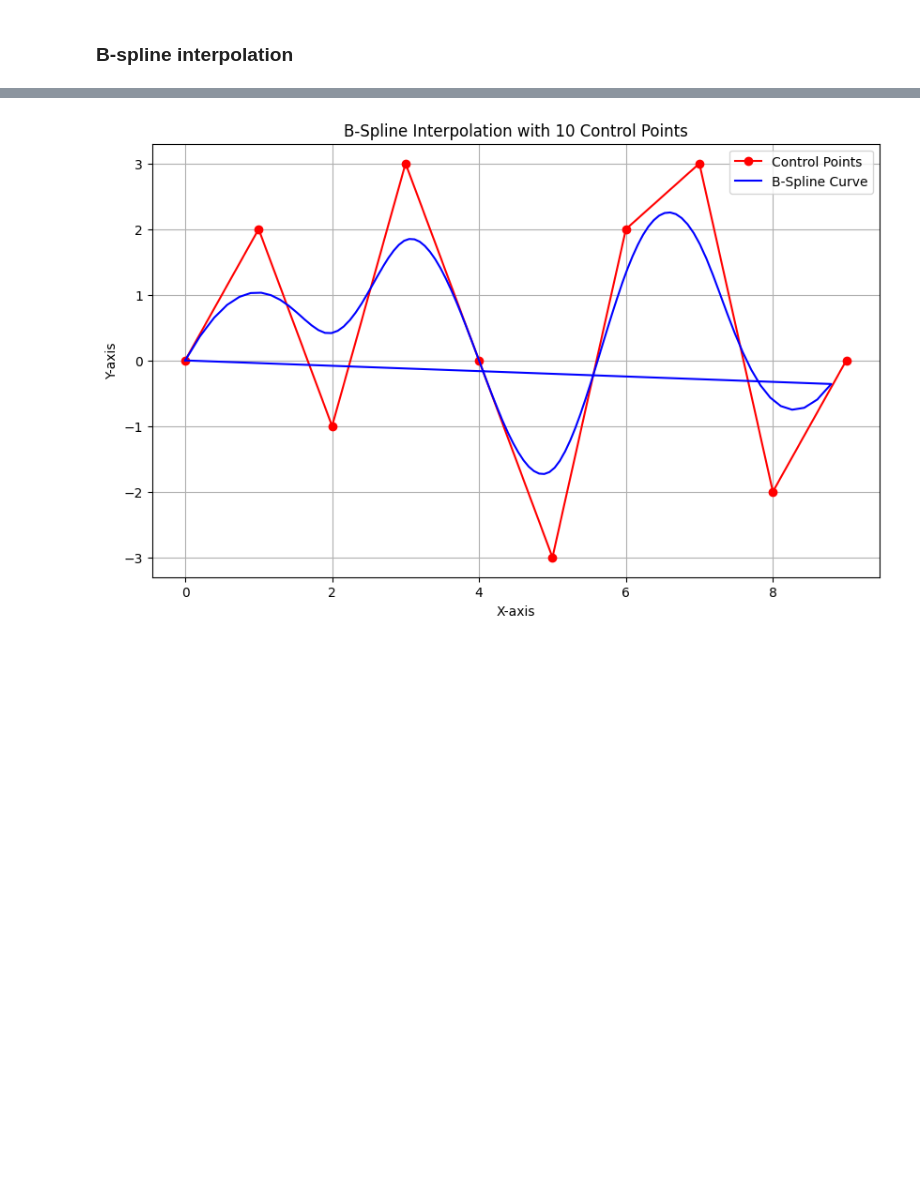
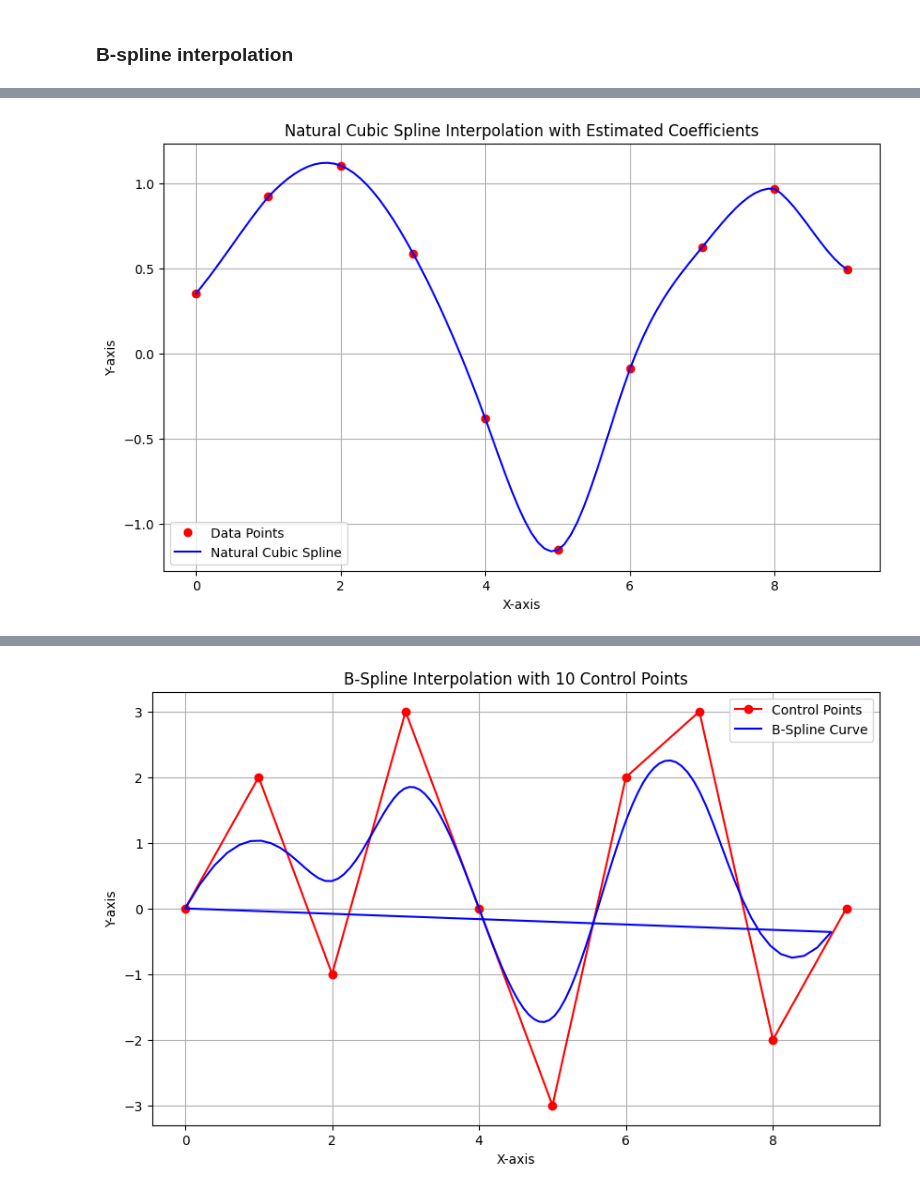
Before and after one commit to pranavkantgaur/training_materials, a Jupyter notebook: curves_surfaces_monolithic.ipynb, the cells around one changed output, grey strips where cells are left out. Cells and saved outputs as stored; diff of their text form; code cells hidden in the pictures; blank space fills up the shorter version.

```diff
--- a/curves_surfaces_monolithic.ipynb
+++ b/curves_surfaces_monolithic.ipynb
@@ -752,3 +796,77 @@ plt.show()
+# %%
+import numpy as np
+import matplotlib.pyplot as plt
+from scipy.linalg import solve_banded
+
+def natural_cubic_spline(x, y):
+    n = len(x)
+    h = np.diff(x)  # Differences between x values
+
+    # Set up the coefficients for the tridiagonal matrix
+    lower_diag = np.zeros(n - 1)  # sub-diagonal (lower)
+    main_diag = np.zeros(n)        # main diagonal
+    upper_diag = np.zeros(n - 1)  # super-diagonal (upper)
+
+    # Populate the tridiagonal matrix
+    main_diag[0] = 1  # Natural spline boundary condition
+    for i in range(1, n - 1):
+        lower_diag[i - 1] = h[i - 1]
+        main_diag[i] = 2 * (h[i - 1] + h[i])
+        upper_diag[i] = h[i]
+
+    main_diag[n - 1] = 1  # Natural spline boundary condition
+
+    # Set up the right-hand side vector
+    rhs = np.zeros(n)
+    rhs[1:n-1] = [(3 / h[i]) * (y[i + 1] - y[i]) - (3 / h[i - 1]) * (y[i] - y[i - 1]) for i in range(1, n - 1)]
+
+    # Solve the tridiagonal system using scipy's solve_banded
+    ab = np.zeros((3, n))  # Create a banded matrix
+    ab[0, 1:n] = lower_diag   # Lower diagonal
+    ab[1, :] = main_diag      # Main diagonal
+    ab[2, :-1] = upper_diag    # Upper diagonal
+
+    c = solve_banded((1, 1), ab, rhs)  # Solve for c coefficients
+
+    b = np.zeros(n - 1)
+    d = np.zeros(n - 1)
+
+    # Calculate b and d coefficients
+    for i in range(n - 1):
+        b[i] = (y[i + 1] - y[i]) / h[i] - h[i] * (c[i + 1] + 2 * c[i]) / 3
+        d[i] = (c[i + 1] - c[i]) / (3 * h[i])
+
+    return b, c[:-1], d, y[:-1]
+
+# Generating sample input data with noise
+np.random.seed(0)  # For reproducibility
+x_points = np.linspace(0, 9, 10)          # x values from 0 to 9
+y_points = np.sin(x_points) + np.random.normal(0, 0.2, size=x_points.shape) # y values with some noise
+
+# Compute cubic spline coefficients
+b, c, d, y_vals = natural_cubic_spline(x_points, y_points)
+
+# Plotting the spline
+x_new = np.linspace(0, 9, 100)
+y_new = np.zeros_like(x_new)
+
+for i in range(len(x_points) - 1):
+    idx = np.where((x_new >= x_points[i]) & (x_new <= x_points[i + 1]))[0]
+    y_new[idx] = y_vals[i] + b[i]*(x_new[idx]-x_points[i]) + \
+                  c[i]*(x_new[idx]-x_points[i])**2 + \
+                  d[i]*(x_new[idx]-x_points[i])**3
+# Plotting the results
+plt.figure(figsize=(10, 6))
+plt.plot(x_points, y_points, 'ro', label='Data Points')
+plt.plot(x_new, y_new, 'b-', label='Natural Cubic Spline')
+plt.title('Natural Cubic Spline Interpolation with Estimated Coefficients')
+plt.xlabel('X-axis')
+plt.ylabel('Y-axis')
+plt.legend()
+plt.grid()
+plt.show()
+# %% [output]
+[figure, added]
 # %% [markdown]
 ### 2. B-Splines
 
```
Also changed, not shown: parts of 4 cells of this notebook.
